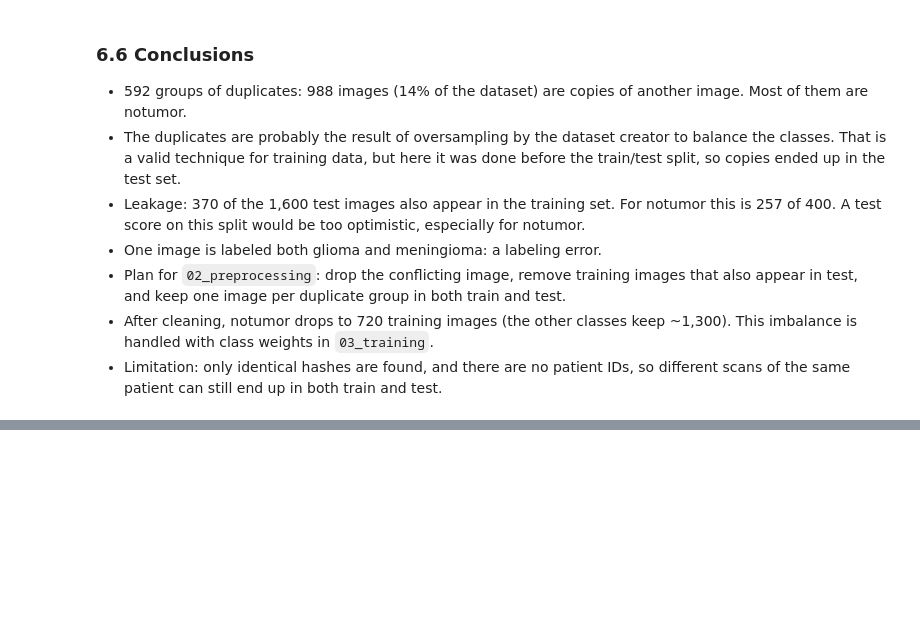
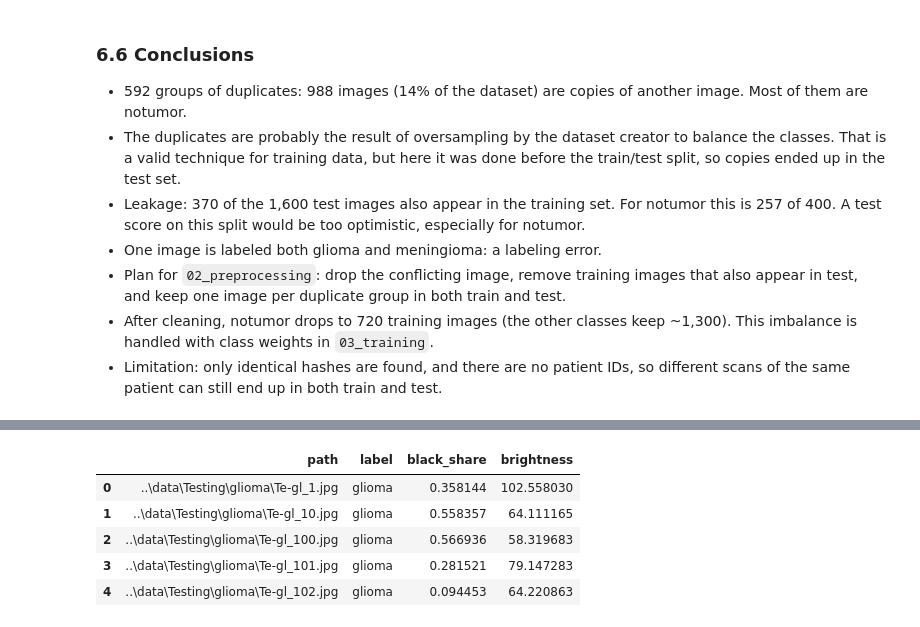
Before and after one commit to brieq/brain-tumor-mri-classification, a Jupyter notebook: notebooks/01_eda.ipynb, the cells around one changed output, grey strips where cells are left out. Drawn from its saved outputs; the diff is of its cells as text; code cells hidden in the pictures; blank space fills up the shorter version.

```diff
--- a/notebooks/01_eda.ipynb
+++ b/notebooks/01_eda.ipynb
@@ -290,0 +298,19 @@ plt.show()
+# %%
+black_share = np.zeros(len(paths))
+brightness = np.zeros(len(paths))
+
+for i, p in enumerate(tqdm(paths)):
+    img = np.asarray(Image.open(p).convert("L"))
+    black_share[i] = (img < 15).mean()
+    brightness[i] = img[img >= 15].mean()
+
+df["black_share"] = black_share
+df["brightness"] = brightness
+df[["path", "label", "black_share", "brightness"]].head()
+# %% [output]
+|  | path | label | black_share | brightness |
+| 0 | ..\data\Testing\glioma\Te-gl_1.jpg | glioma | 0.358144 | 102.558030 |
+| 1 | ..\data\Testing\glioma\Te-gl_10.jpg | glioma | 0.558357 | 64.111165 |
+| 2 | ..\data\Testing\glioma\Te-gl_100.jpg | glioma | 0.566936 | 58.319683 |
+| 3 | ..\data\Testing\glioma\Te-gl_101.jpg | glioma | 0.281521 | 79.147283 |
+| 4 | ..\data\Testing\glioma\Te-gl_102.jpg | glioma | 0.094453 | 64.220863 |
```
Also changed, not shown: parts of 5 cells of this notebook.
